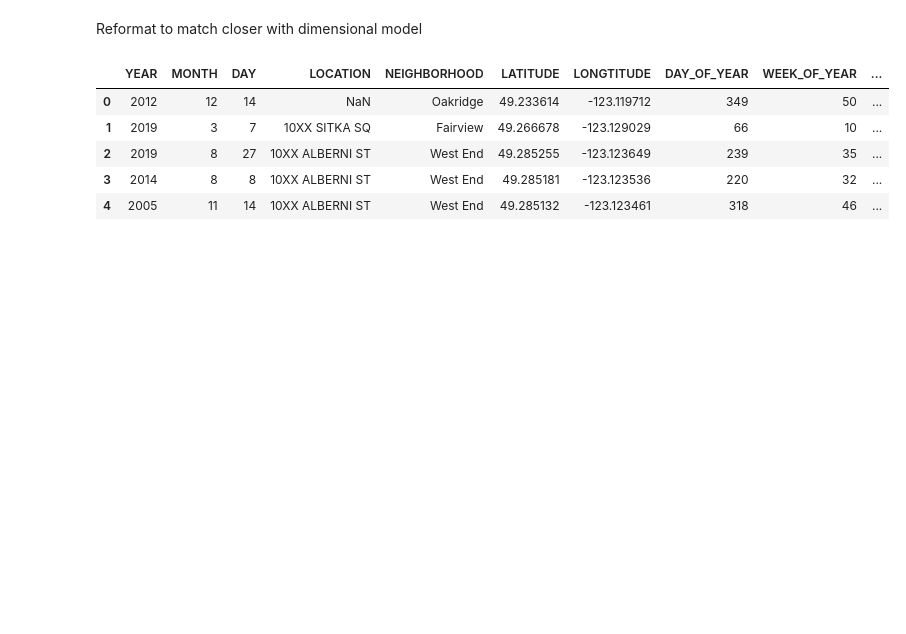
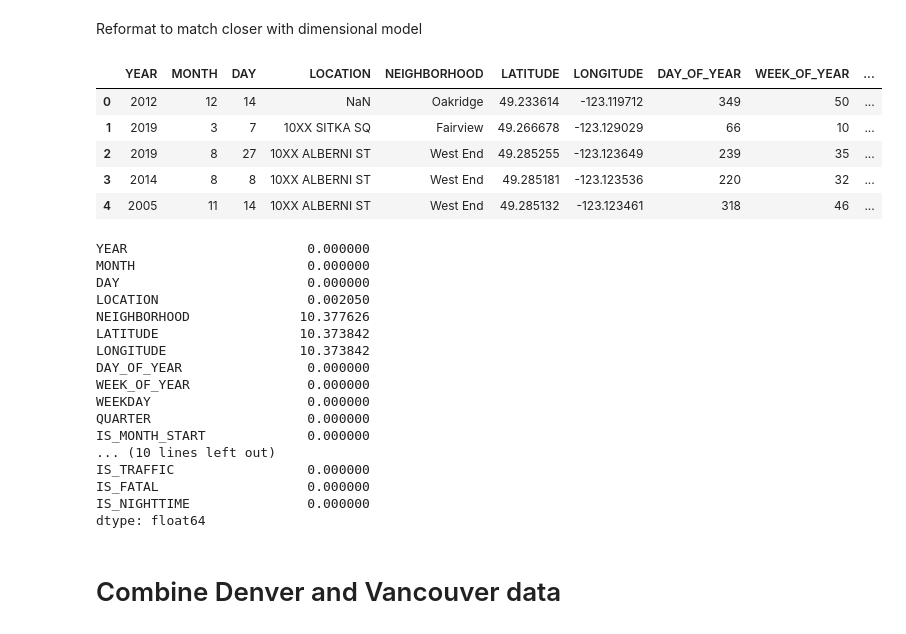
Before and after one commit to Quang-Vinh/Crime-Data-Mart, a Jupyter notebook: 2 - Data Staging/Crime Preprocessing.ipynb, the cells around one changed output. Saved outputs shown, nothing was run; the diff lists cells and outputs as text; code cells hidden in the pictures; blank space fills up the shorter version.

```diff
--- a/2 - Data Staging/Crime Preprocessing.ipynb
+++ b/2 - Data Staging/Crime Preprocessing.ipynb
@@ -470,8 +496,4 @@ Reformat to match closer with dimensional model
 # %%
-# Drop unused
-cols_drop = ['X', 'Y', 'TYPE', 'HOUR', 'MINUTE']
-vancouver_crimes.drop(cols_drop, axis = 1, inplace = True)
-
 # Rename
 vancouver_crimes = vancouver_crimes.rename(
     columns =
@@ -479,21 +501,42 @@ vancouver_crimes = vancouver_crimes.rename(
      'OFFENSE_CATEGORY_NAME': 'OFFENSE_CATEGORY',
      'NEIGHBOURHOOD': 'NEIGHBORHOOD',
      'Latitude': 'LATITUDE',
-     'Longitude': 'LONGTITUDE',
+     'Longitude': 'LONGITUDE',
      'HUNDRED_BLOCK': 'LOCATION'
     }
 )
 # %%
 # View preprocessed data
+
 vancouver_crimes.head()
+vancouver_crimes.isnull().mean() * 100
 # %% [output]
-|  | YEAR | MONTH | DAY | LOCATION | NEIGHBORHOOD | LATITUDE | LONGTITUDE | DAY_OF_YEAR | WEEK_OF_YEAR | ... |
+|  | YEAR | MONTH | DAY | LOCATION | NEIGHBORHOOD | LATITUDE | LONGITUDE | DAY_OF_YEAR | WEEK_OF_YEAR | ... |
 | 0 | 2012 | 12 | 14 | NaN | Oakridge | 49.233614 | -123.119712 | 349 | 50 | ... |
 | 1 | 2019 | 3 | 7 | 10XX SITKA SQ | Fairview | 49.266678 | -123.129029 | 66 | 10 | ... |
 | 2 | 2019 | 8 | 27 | 10XX ALBERNI ST | West End | 49.285255 | -123.123649 | 239 | 35 | ... |
 | 3 | 2014 | 8 | 8 | 10XX ALBERNI ST | West End | 49.285181 | -123.123536 | 220 | 32 | ... |
 | 4 | 2005 | 11 | 14 | 10XX ALBERNI ST | West End | 49.285132 | -123.123461 | 318 | 46 | ... |
+YEAR                       0.000000
+MONTH                      0.000000
+DAY                        0.000000
+LOCATION                   0.002050
+NEIGHBORHOOD              10.377626
+LATITUDE                  10.373842
+LONGITUDE                 10.373842
+DAY_OF_YEAR                0.000000
+WEEK_OF_YEAR               0.000000
+WEEKDAY                    0.000000
+QUARTER                    0.000000
+IS_MONTH_START             0.000000
+... (10 lines left out)
+IS_TRAFFIC                 0.000000
+IS_FATAL                   0.000000
+IS_NIGHTTIME               0.000000
+dtype: float64
 # %%
 # Save preprocessed crime data
 
 vancouver_crimes.to_csv(vancouver_data_path + 'crime_vancouver_preprocessed.csv', index = False)
+# %% [markdown]
+# Combine Denver and Vancouver data
```
Also changed, not shown: parts of 7 cells of this notebook.
